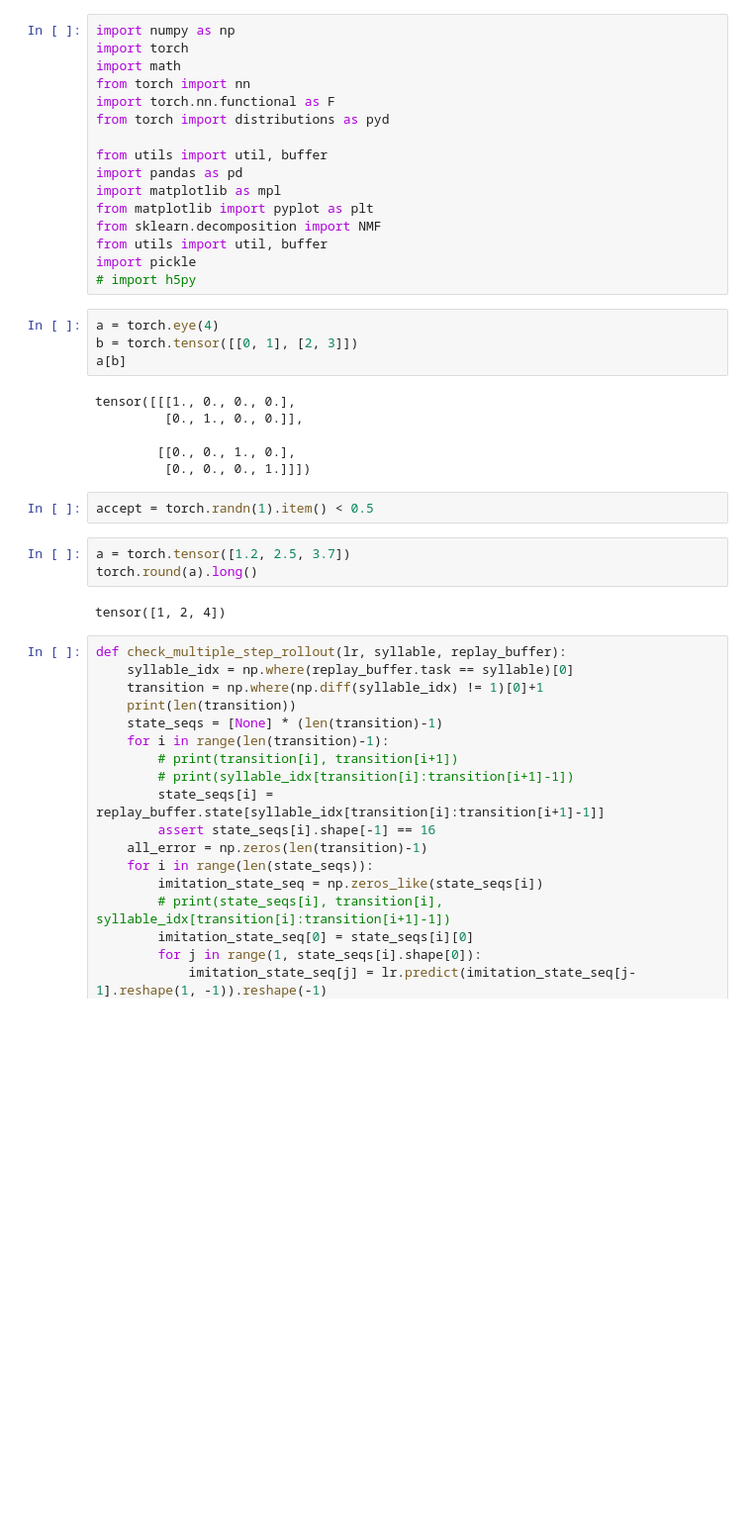
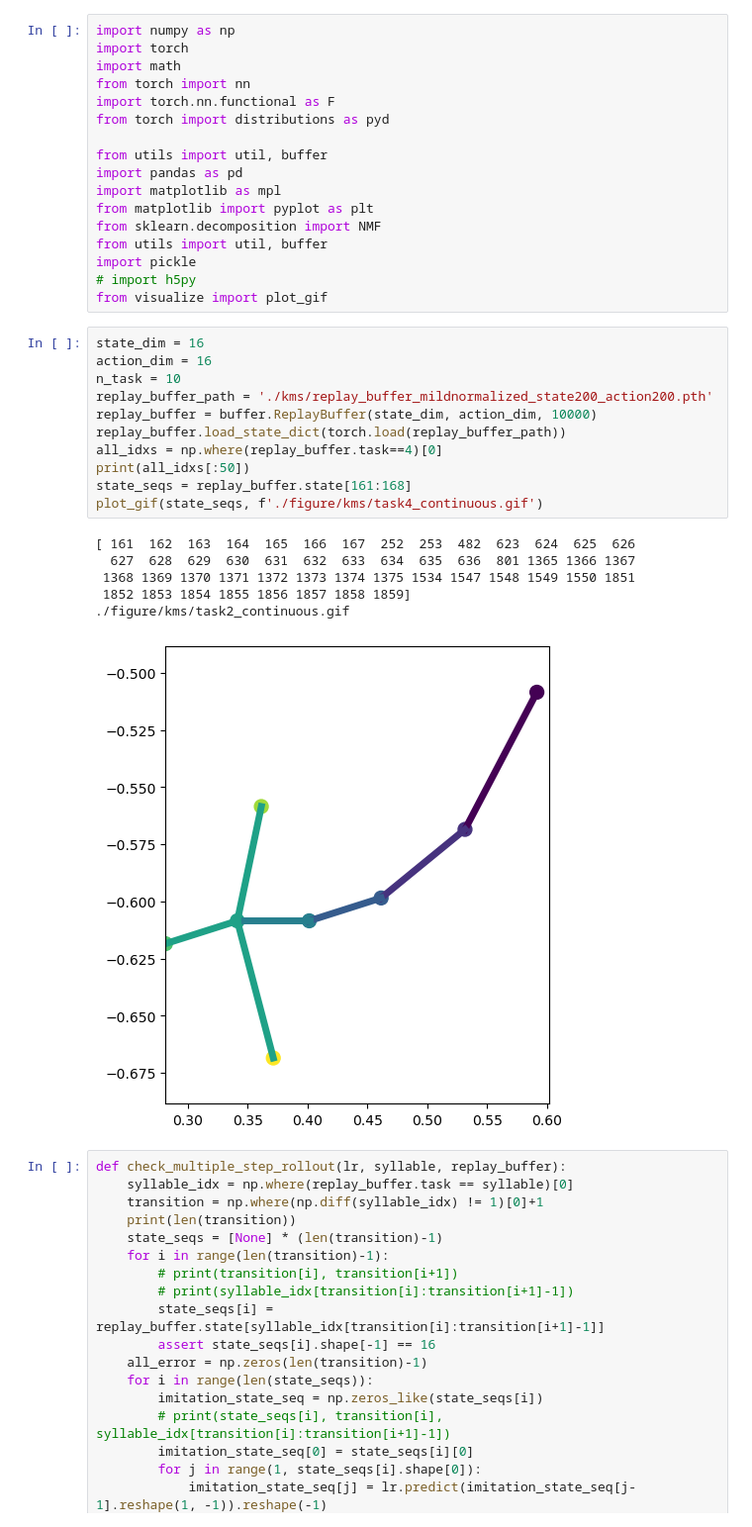
Before and after one commit to G1NO3/Rat7m-SPEDER, a Jupyter notebook: simulation.ipynb, the cells around one changed output. Shown at 99% size. Saved outputs shown, nothing was run; the diff lists cells and outputs as text; blank space fills up the shorter version.

```diff
--- a/simulation.ipynb
+++ b/simulation.ipynb
@@ -14,23 +14,25 @@ from sklearn.decomposition import NMF
 from utils import util, buffer
 import pickle
 # import h5py
+from visualize import plot_gif
-# %%
-a = torch.eye(4)
-b = torch.tensor([[0, 1], [2, 3]])
-a[b]
-# %% [output]
-tensor([[[1., 0., 0., 0.],
-         [0., 1., 0., 0.]],
-
-        [[0., 0., 1., 0.],
-         [0., 0., 0., 1.]]])
-# %%
-accept = torch.randn(1).item() < 0.5
-# %%
-a = torch.tensor([1.2, 2.5, 3.7])
-torch.round(a).long()
-# %% [output]
-tensor([1, 2, 4])
+# %%
+state_dim = 16
+action_dim = 16
+n_task = 10
+replay_buffer_path = './kms/replay_buffer_mildnormalized_state200_action200.pth'
+replay_buffer = buffer.ReplayBuffer(state_dim, action_dim, 10000)
+replay_buffer.load_state_dict(torch.load(replay_buffer_path))
+all_idxs = np.where(replay_buffer.task==4)[0]
+print(all_idxs[:50])
+state_seqs = replay_buffer.state[161:168]
+plot_gif(state_seqs, f'./figure/kms/task4_continuous.gif')
+# %% [output]
+[ 161  162  163  164  165  166  167  252  253  482  623  624  625  626
+  627  628  629  630  631  632  633  634  635  636  801 1365 1366 1367
+ 1368 1369 1370 1371 1372 1373 1374 1375 1534 1547 1548 1549 1550 1851
+ 1852 1853 1854 1855 1856 1857 1858 1859]
+./figure/kms/task2_continuous.gif
+[figure, added]
 # %%
 def check_multiple_step_rollout(lr, syllable, replay_buffer):
     syllable_idx = np.where(replay_buffer.task == syllable)[0]
```
Also changed, not shown: parts of 4 cells of this notebook, 4 other files.
